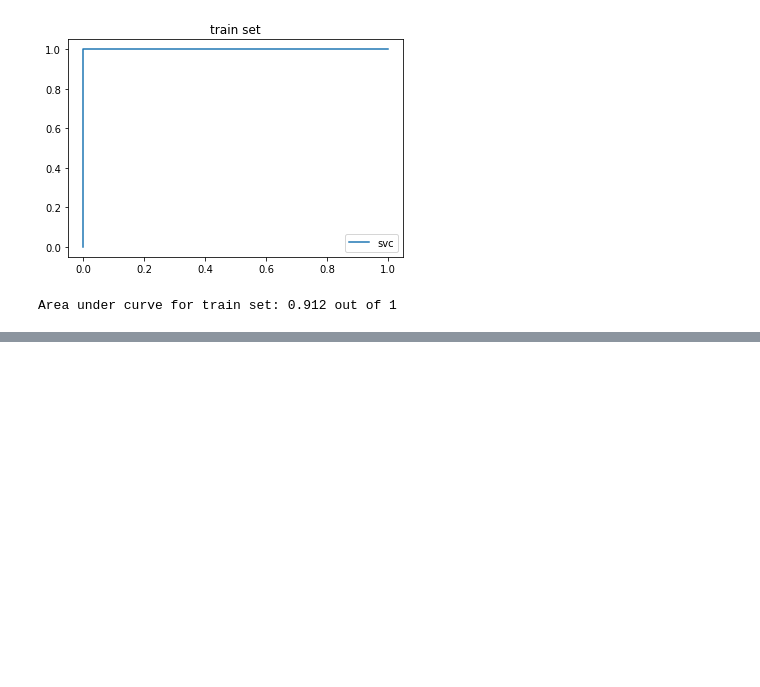
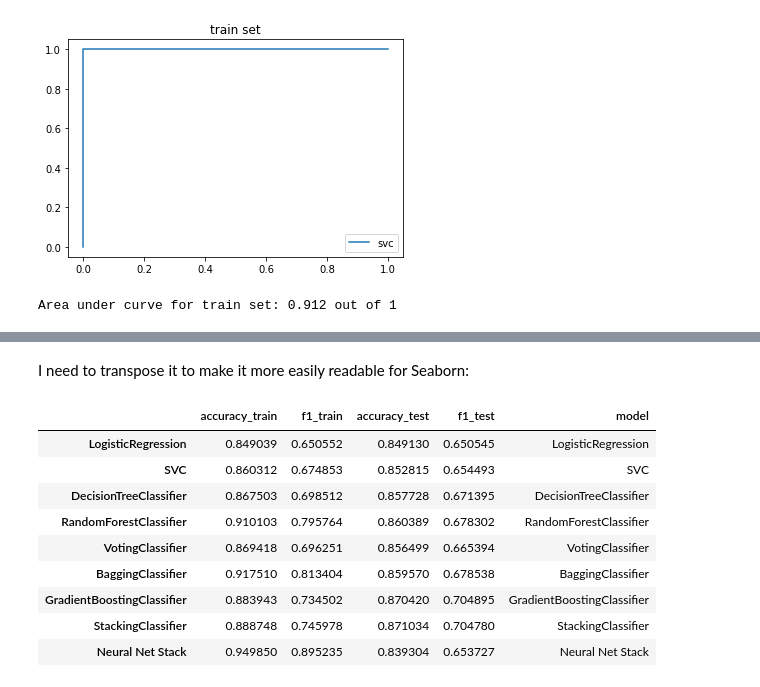
Before and after one commit to kklimov1/Income_Classification_Analysis, a Jupyter notebook: analysis_clf.ipynb, the cells around one changed output, grey strips where cells are left out. Drawn from its saved outputs; the diff is of its cells as text; code cells hidden in the pictures; blank space fills up the shorter version.

```diff
--- a/analysis_clf.ipynb
+++ b/analysis_clf.ipynb
@@ -852,0 +992,2 @@ array([[1],
+# %% [markdown]
+I need to transpose it to make it more easily readable for Seaborn:
@@ -852,0 +997,13 @@ array([[1],
+# %%
+clf_scores_3
+# %% [output]
+|  | accuracy_train | f1_train | accuracy_test | f1_test | model |
+| LogisticRegression | 0.849039 | 0.650552 | 0.849130 | 0.650545 | LogisticRegression |
+| SVC | 0.860312 | 0.674853 | 0.852815 | 0.654493 | SVC |
+| DecisionTreeClassifier | 0.867503 | 0.698512 | 0.857728 | 0.671395 | DecisionTreeClassifier |
+| RandomForestClassifier | 0.910103 | 0.795764 | 0.860389 | 0.678302 | RandomForestClassifier |
+| VotingClassifier | 0.869418 | 0.696251 | 0.856499 | 0.665394 | VotingClassifier |
+| BaggingClassifier | 0.917510 | 0.813404 | 0.859570 | 0.678538 | BaggingClassifier |
+| GradientBoostingClassifier | 0.883943 | 0.734502 | 0.870420 | 0.704895 | GradientBoostingClassifier |
+| StackingClassifier | 0.888748 | 0.745978 | 0.871034 | 0.704780 | StackingClassifier |
+| Neural Net Stack | 0.949850 | 0.895235 | 0.839304 | 0.653727 | Neural Net Stack |
```
Also changed, not shown: parts of 82 cells of this notebook, 1 other file.
